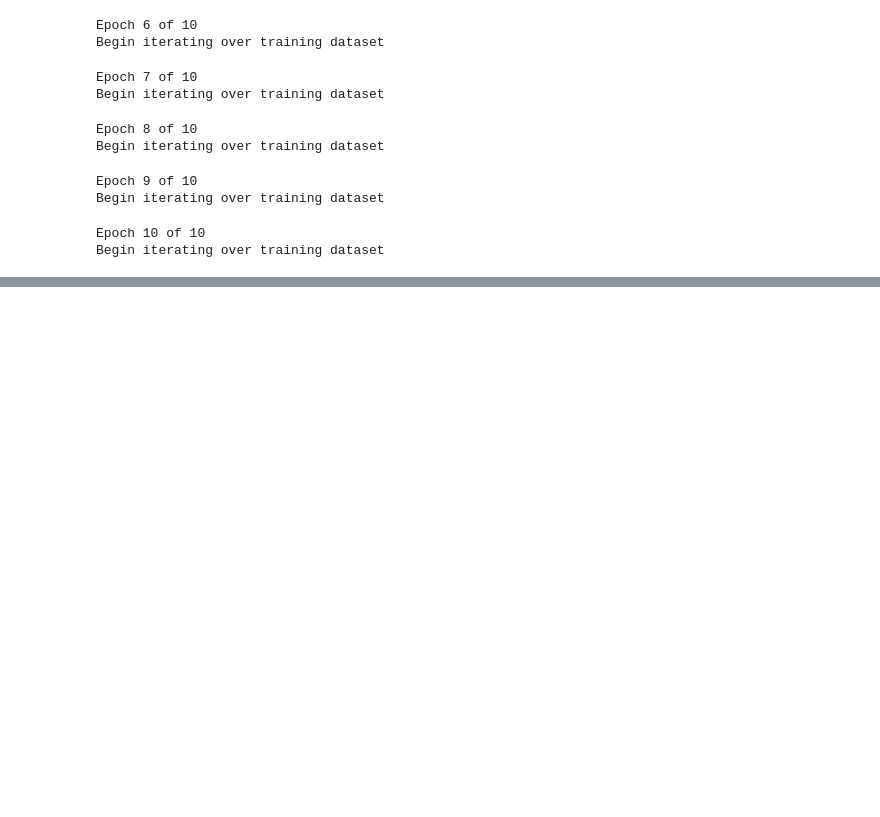
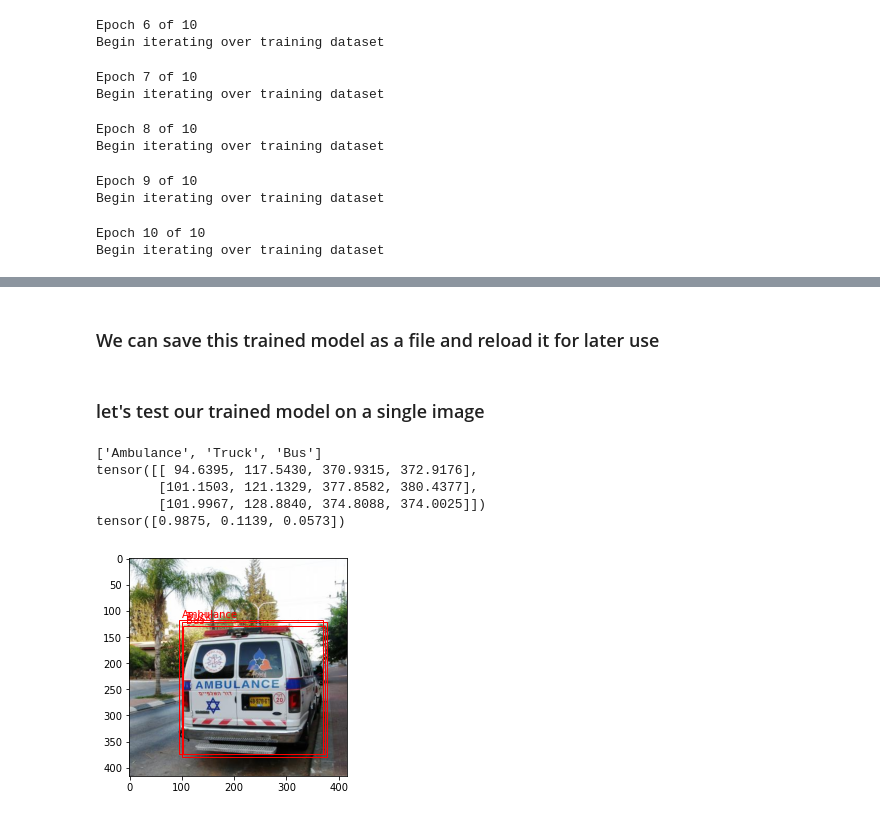
Before and after one commit to FutureScopeAI/AAI501, a Jupyter notebook: detecto/detecto.ipynb, the cells around one changed output, grey strips where cells are left out. Saved outputs shown, nothing was run; the diff lists cells and outputs as text; code cells hidden in the pictures; blank space fills up the shorter version.

```diff
--- a/detecto/detecto.ipynb
+++ b/detecto/detecto.ipynb
@@ -70,0 +45,2 @@ zstandard @ file:///private/var/folders/sy/f16zz6x50xz3113nwtb9bvq00000gp/T/abs_
+# %% [markdown]
+### We can save this trained model as a file and reload it for later use
@@ -70,0 +49,34 @@ zstandard @ file:///private/var/folders/sy/f16zz6x50xz3113nwtb9bvq00000gp/T/abs_
+# %%
+# ... Later ...
+model = core.Model.load('model_weights.pth', ['Ambulance', 'Bus', 'Car', 'Motorcycle', 'Truck'])
+# %% [markdown]
+### let's test our trained model on a single image
+# %%
+# Specify the path to your image
+image = utils.read_image('test/00dea1edf14f09ab_jpg.rf.3f17c8790a68659d03b1939a59ccda80.jpg')
+predictions = model.predict(image)
+
+# predictions format: (labels, boxes, scores)
+labels, boxes, scores = predictions
+
+# ['alien', 'bat', 'bat']
+print(labels)
+
+#           xmin       ymin       xmax       ymax
+# tensor([[ 569.2125,  203.6702, 1003.4383,  658.1044],
+#         [ 276.2478,  144.0074,  579.6044,  508.7444],
+#         [ 277.2929,  162.6719,  627.9399,  511.9841]])
+print(boxes)
+
+# tensor([0.9952, 0.9837, 0.5153])
+print(scores)
+# %% [output]
+['Ambulance', 'Truck', 'Bus']
+tensor([[ 94.6395, 117.5430, 370.9315, 372.9176],
+        [101.1503, 121.1329, 377.8582, 380.4377],
+        [101.9967, 128.8840, 374.8088, 374.0025]])
+tensor([0.9875, 0.1139, 0.0573])
+# %%
+visualize.show_labeled_image(image, boxes, labels)
+# %% [output]
+[figure, added]
```
Also changed, not shown: parts of 10 cells of this notebook.
